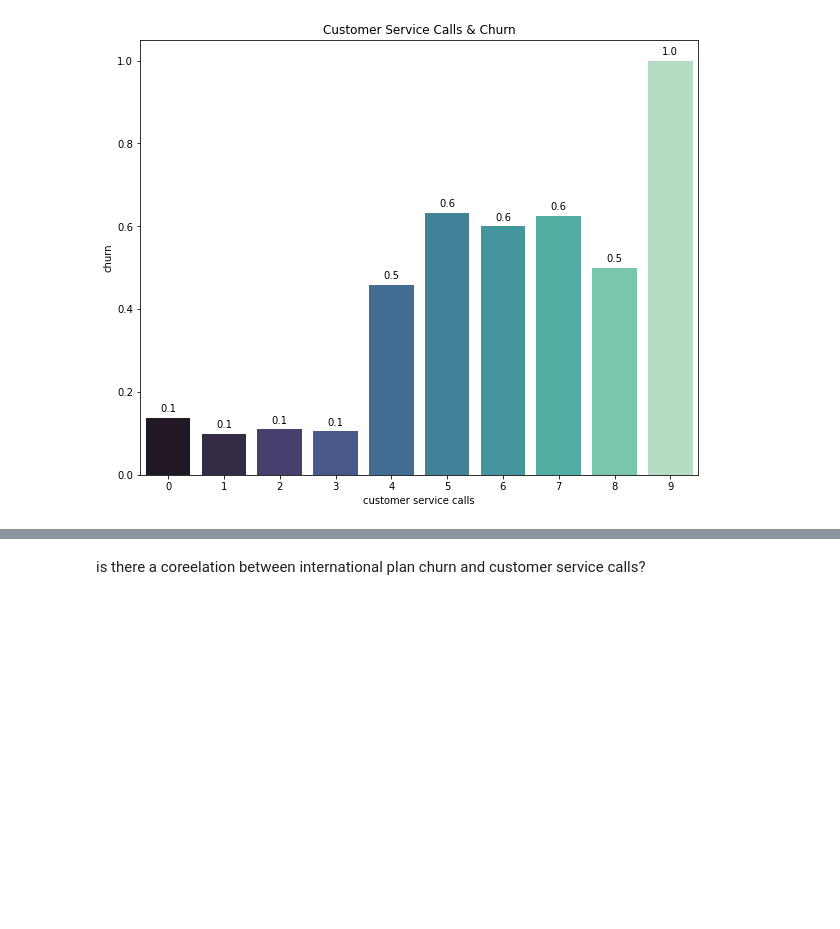
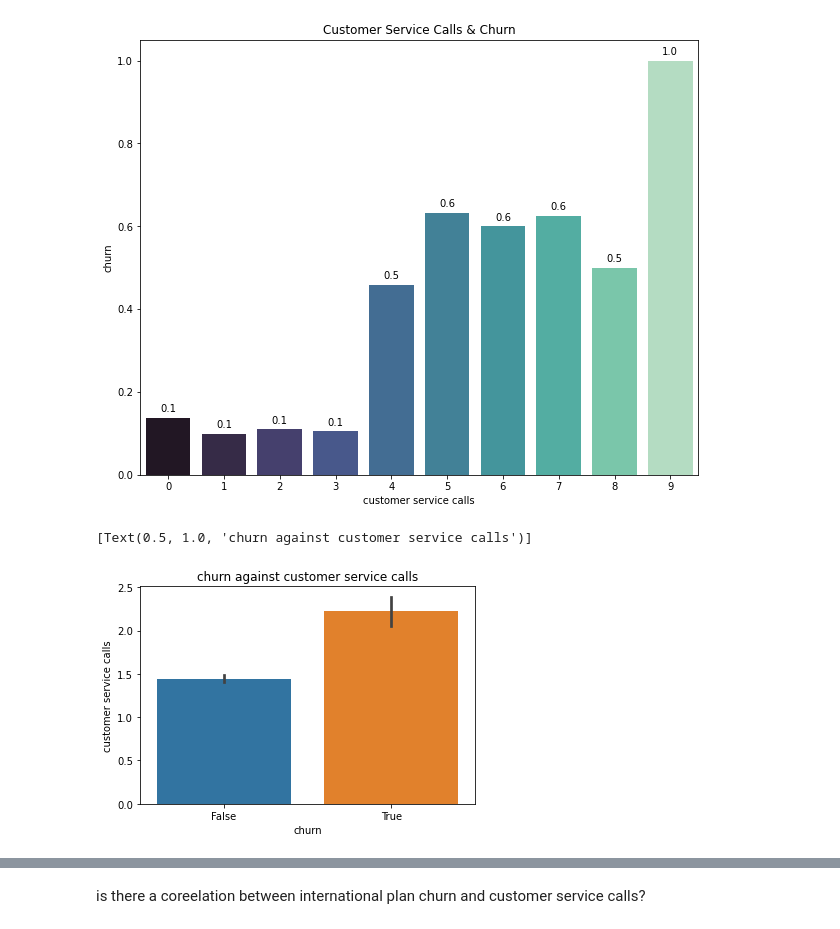
Before and after one commit to Mahmoudh22/Project_3, a Jupyter notebook: Question 2.ipynb, the cells around one changed output, grey strips where cells are left out. Saved outputs shown, nothing was run; the diff lists cells and outputs as text; code cells hidden in the pictures; blank space fills up the shorter version.

```diff
--- a/Question 2.ipynb
+++ b/Question 2.ipynb
@@ -73,3 +79,8 @@ plt.title('Customer Service Calls & Churn')
 plt.show()
 # %% [output]
 [figure]
+# %%
+sns.barplot(x='churn', y='customer service calls', data=train_df).set(title='churn against customer service calls')
+# %% [output]
+[Text(0.5, 1.0, 'churn against customer service calls')]
+[figure, added]
```
Also changed, not shown: parts of 15 cells of this notebook, 3 other files.
